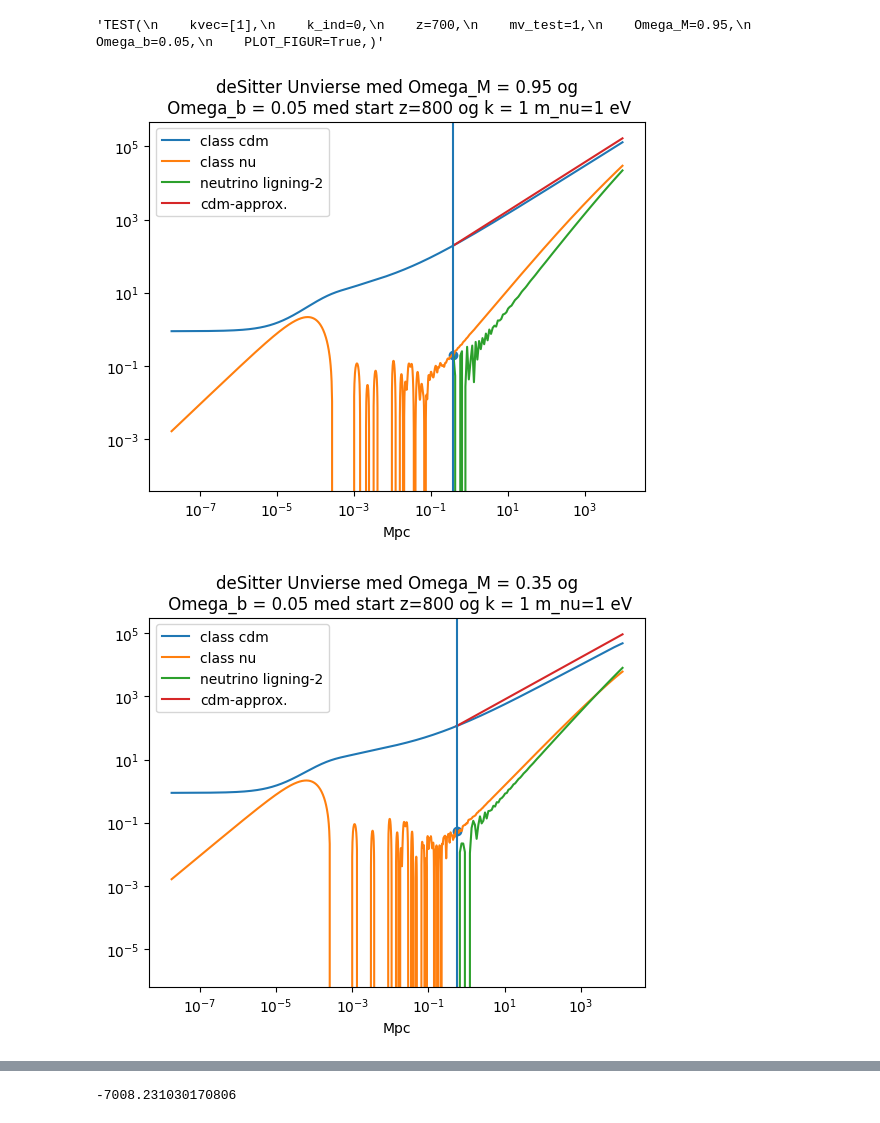
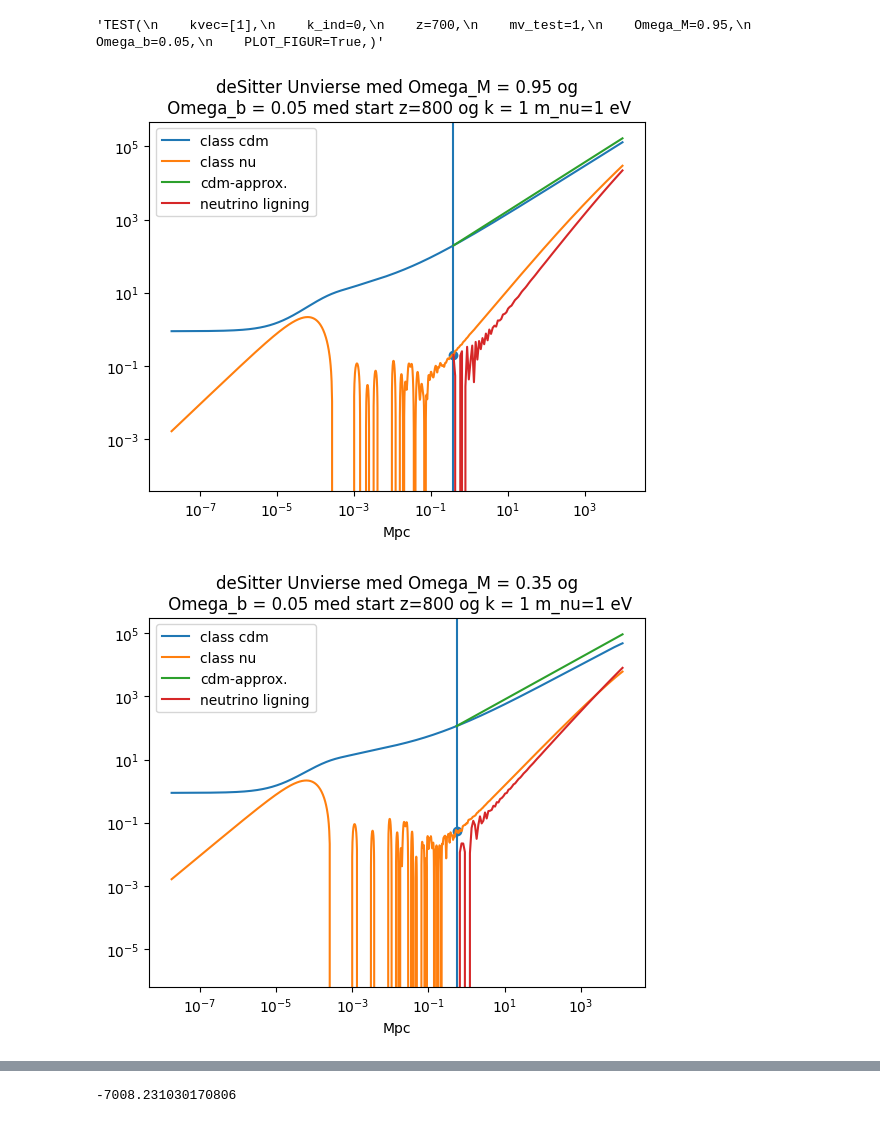
Before and after one commit to eriksteenberg/Power-spectrum-Test, a Jupyter notebook: Ultra-vigtig.ipynb, the cells around one changed output, grey strips where cells are left out. Saved outputs shown, nothing was run; the diff lists cells and outputs as text; code cells hidden in the pictures.

```diff
--- a/Ultra-vigtig.ipynb
+++ b/Ultra-vigtig.ipynb
@@ -143,19 +143,22 @@ def TEST(kvec=[1],k_ind=0,z=600,mv_test=1 ,   Omega_M = 0.95,Omega_b=0.05,PLOT_F
         return D+C1*Cos(val)+val**2*a*dcdm*Cos(val)*CosIntegral(val)-C2*Sin(val)+val**2*a*dcdm*Sin(val)*SinIntegral(val)
 
     if PLOT_FIGUR==True:
+
         plt.figure(np.random.randint(1,1000))
+        plt.axvline(T_0 )
         plt.loglog(tid_class,-delta_class,label="class cdm")
         plt.plot(tid_class,-delta_neutrino_class,label="class nu")
 
         #plt.plot(sol.t,-sol.y[0],label="sim nu")
         plt.xlabel("Mpc")
         plt.scatter(T_ini_tid,-neu_interp(a0))
-        plt.loglog(t,-f2(t),label="neutrino ligning-2")
+        plt.loglog(t,-delta0/a0*Power(t/t0,2/3),label="cdm-approx.")
+        plt.loglog(t,-f2(t),label="neutrino ligning")
         # den er her hvis man lige skal overbevise sigselv om hvorfor man ikke skal bruge ligningen før z
         #plt.loglog(tid_class,-f2(tid_class),label="neutrino ligning-2")
-        plt.loglog(t,-delta0/a0*Power(t/t0,2/3),label="cdm-approx.")
+
         plt.legend()
-        plt.axvline(T_0 )
+
         plt.title("deSitter Unvierse med Omega_M = %s og\n Omega_b = %s med start z=%s og k = %s m_nu=%s eV" %(Omega_M,Omega_b,z,k,mv_test))
         #plt.savefig("deSitter Unvierse med Omega_M = %s og Omega_b = %s med start z=%s og k = %s m_nu=%s eV.png" %(Omega_M,Omega_b,z,k,mv_test))
 
@@ -172,32 +175,32 @@ TEST(
     kvec=[1],
     k_ind=0,
     z=800,
     mv_test=1,
     Omega_M=0.95,
     Omega_b=0.05,
     PLOT_FIGUR=True,)
 TEST(
     kvec=[1],
     k_ind=0,
     z=800,
     mv_test=1,
     Omega_M=0.35,
     Omega_b=0.05,
     PLOT_FIGUR=True,)
 
 
 """TEST(
     kvec=[1],
     k_ind=0,
     z=700,
     mv_test=1,
     Omega_M=0.95,
     Omega_b=0.05,
     PLOT_FIGUR=True,)"""
 #plt.title("deSitter Unvierse med Omega_M = %s og Omega_b = %s med start z=%s og k = %s" %(0.95,0.05,700,1))
 
 #plt.savefig("test")
 # %% [output]
 'TEST(\n    kvec=[1],\n    k_ind=0,\n    z=700,\n    mv_test=1,\n    Omega_M=0.95,\n    Omega_b=0.05,\n    PLOT_FIGUR=True,)'
-[figure, old version]
+[figure, new version]
-[figure, old version]
+[figure, new version]
```
Also changed, not shown: parts of 9 cells of this notebook.
